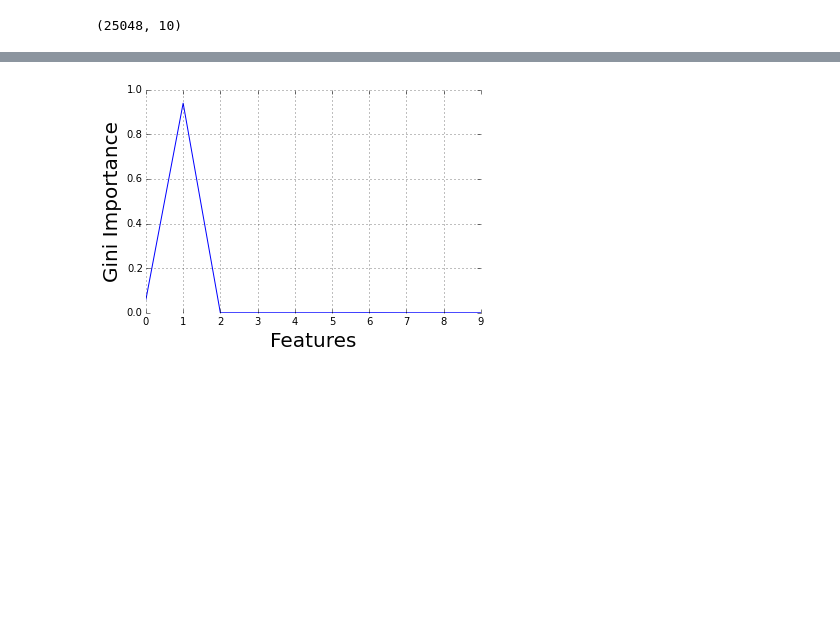
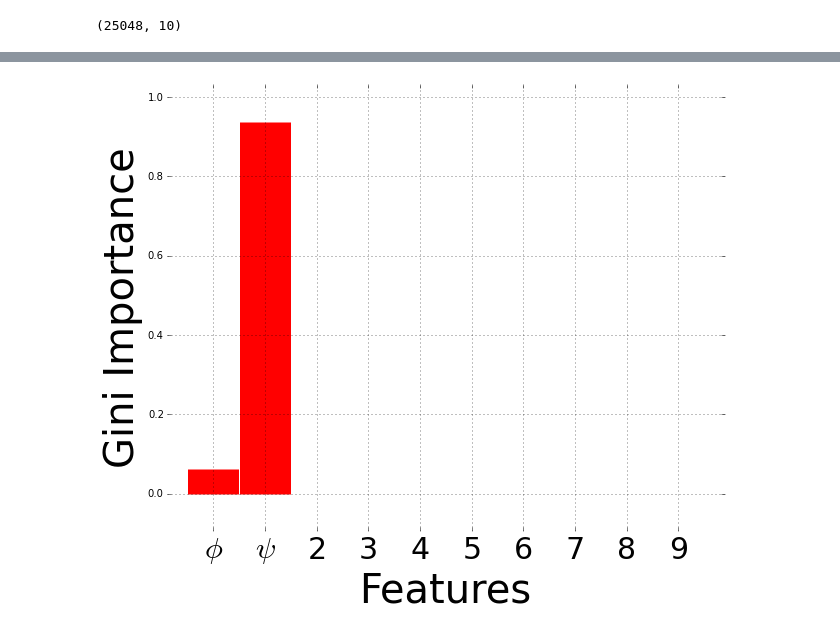
Before and after one commit to msultan/alanine_tree, a Jupyter notebook: alanine_tree.ipynb, the cells around one changed output, grey strips where cells are left out. Drawn from its saved outputs; the diff is of its cells as text; code cells hidden in the pictures; blank space fills up the shorter version.

```diff
--- a/alanine_tree.ipynb
+++ b/alanine_tree.ipynb
@@ -141,9 +142,14 @@ savefig("ala_with_boundaries.tiff",dpi=300)
-# %%
-plot(clf_gini.feature_importances_,c='blue')
-box('off')
-grid('on')
-xlabel("Features",size=20)
-ylabel("Gini Importance",size=20)
-savefig("gini.tiff",dpi=300)
-# %% [output]
-[figure, removed]
+# %%
+figure(figsize=(10,8))
+vlines(np.arange(10),np.repeat(0,10),clf_gini.feature_importances_,color='red',linewidth=51)
+locs, labels = xticks()
+labels = ['$\phi$','$\psi$','2','3','4','5','6','7','8','9']
+xticks(np.arange(10), labels,size=30)
+margins(0.1)
+box('off')
+grid('on')
+xlabel("Features",size=40)
+ylabel("Gini Importance",size=40)
+savefig("gini.tiff",dpi=300)
+# %% [output]
+[figure, added]
```
Also changed, not shown: parts of 4 cells of this notebook, 2 other files.
